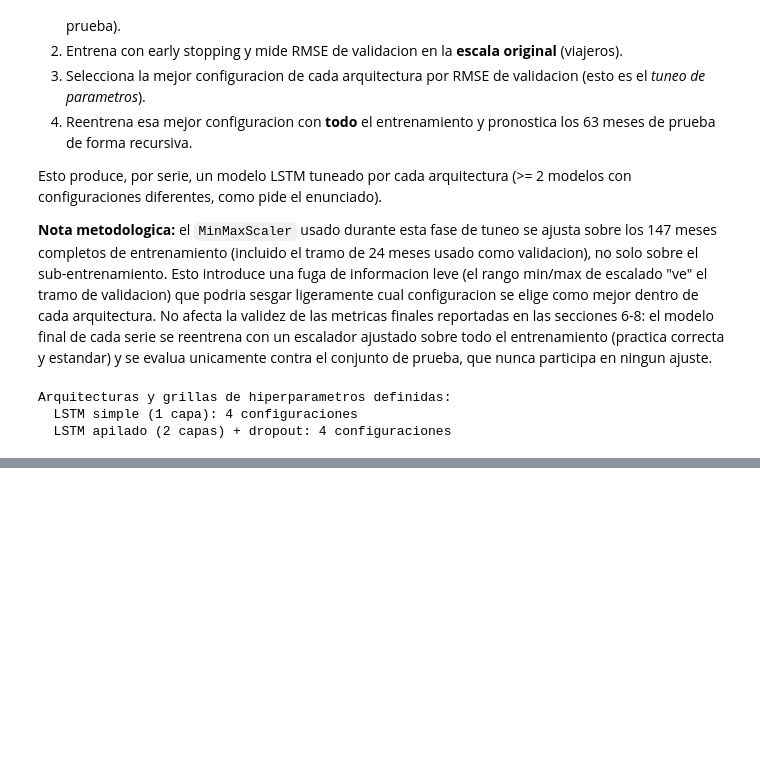
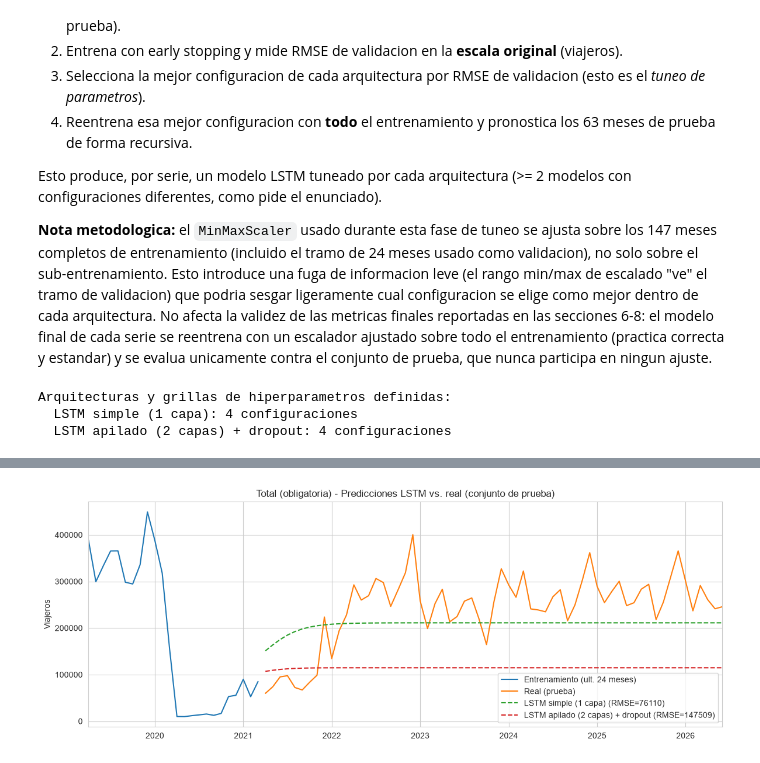
Before and after one commit to DavidDominguez-11/DS-Lab1, a Jupyter notebook: Lab2_Deep_Learning_CC3084.ipynb, the cells around one changed output, grey strips where cells are left out. Cells and saved outputs as stored; diff of their text form; code cells hidden in the pictures; blank space fills up the shorter version.

Commit message:
Serie 1: Total mensual

```diff
--- a/Lab2_Deep_Learning_CC3084.ipynb
+++ b/Lab2_Deep_Learning_CC3084.ipynb
@@ -386,0 +389,6 @@ Arquitecturas y grillas de hiperparametros definidas:
+# %%
+resultados_total, tabla_resumen_total = tunear_y_evaluar(
+    series_train['Total (obligatoria)'], series_test['Total (obligatoria)'], 'Total (obligatoria)', arquitecturas)
+
+print("\n=== Resumen sobre el conjunto de prueba - Total (obligatoria) ===")
+tabla_resumen_total
@@ -386,0 +416,12 @@ Arquitecturas y grillas de hiperparametros definidas:
+# %%
+fig, ax = plt.subplots(figsize=(14, 5))
+series_train['Total (obligatoria)'].iloc[-24:].plot(ax=ax, label='Entrenamiento (ult. 24 meses)')
+series_test['Total (obligatoria)'].plot(ax=ax, label='Real (prueba)')
+for arq_nombre, res in resultados_total.items():
+    res['pred_test'].plot(ax=ax, style='--', label=f"{arq_nombre} (RMSE={res['RMSE_test']:.0f})")
+ax.set_title('Total (obligatoria) - Predicciones LSTM vs. real (conjunto de prueba)')
+ax.set_ylabel('Viajeros')
+ax.legend()
+plt.show()
+# %% [output]
+[figure, added]
```
Also changed, not shown: parts of 2 cells of this notebook.
